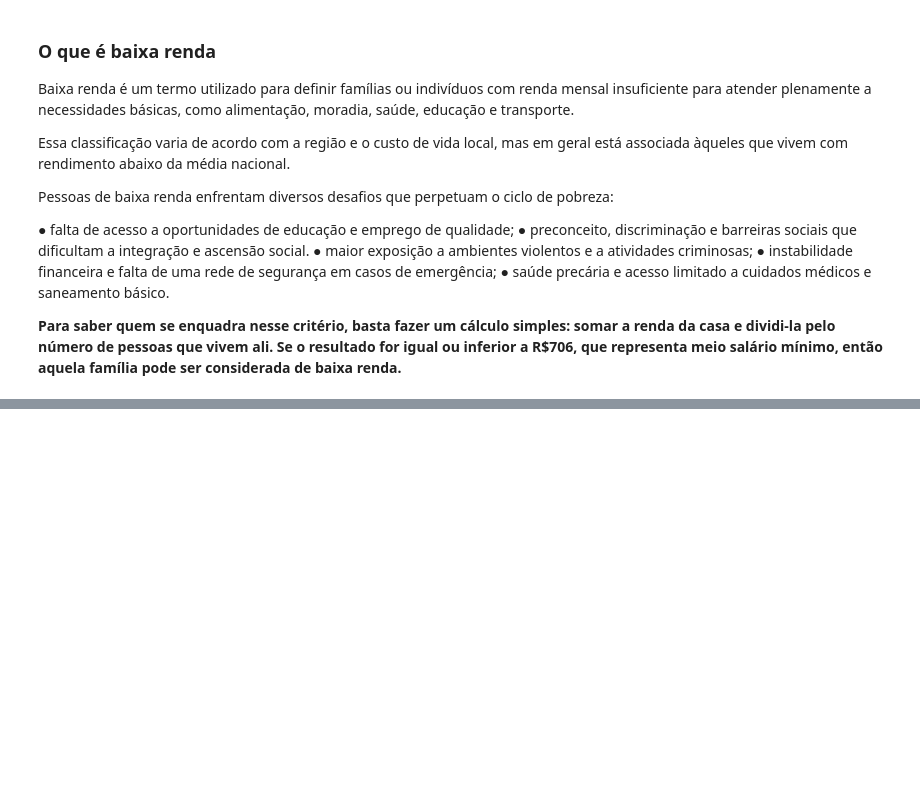
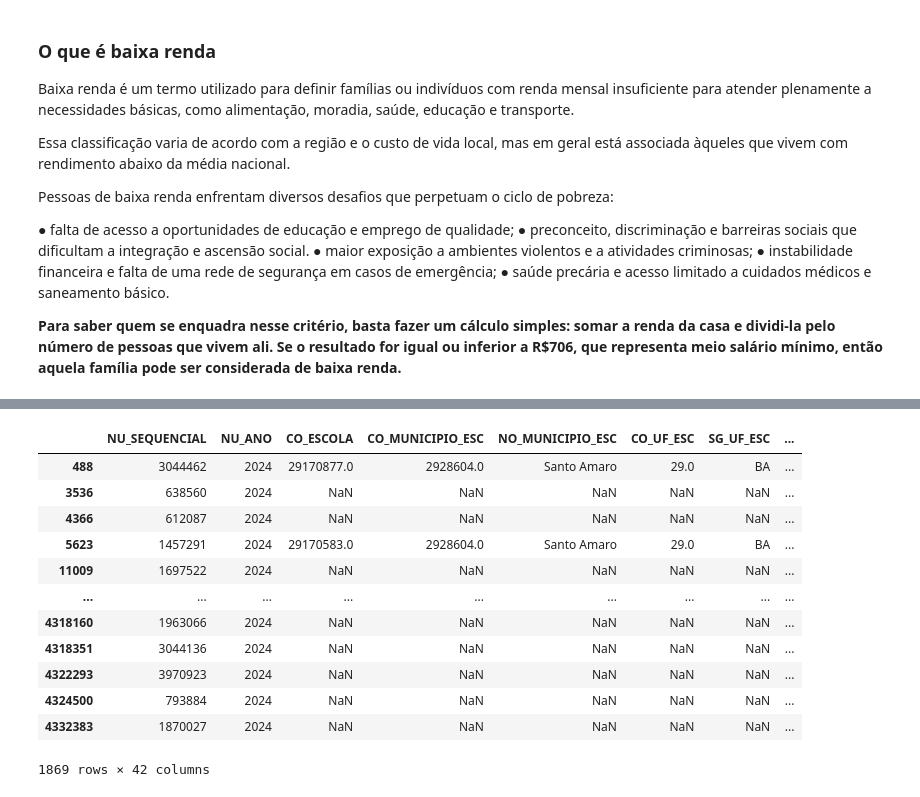
Before and after one commit to alexsilva75/analise_microdados_enem, a Jupyter notebook: analise_2024.ipynb, the cells around one changed output, grey strips where cells are left out. Saved outputs shown, nothing was run; the diff lists cells and outputs as text; code cells hidden in the pictures; blank space fills up the shorter version.

```diff
--- a/analise_2024.ipynb
+++ b/analise_2024.ipynb
@@ -257,0 +424,6 @@ Pessoas de baixa renda enfrentam diversos desafios que perpetuam o ciclo de pobr
+# %%
+df_resultados = pd.read_csv(
+                './data/2024/RESULTADOS_2024.csv',
+                sep=";",
+                encoding="latin1"
+                )
@@ -257,0 +439,22 @@ Pessoas de baixa renda enfrentam diversos desafios que perpetuam o ciclo de pobr
+# %%
+df_santo_amaro_resultados = df_resultados[
+    (df_resultados['NO_MUNICIPIO_PROVA'] == 'Santo Amaro')
+    &
+    (df_resultados['SG_UF_PROVA'] == 'BA')
+].copy()
+
+df_santo_amaro_resultados
+# %% [output]
+|  | NU_SEQUENCIAL | NU_ANO | CO_ESCOLA | CO_MUNICIPIO_ESC | NO_MUNICIPIO_ESC | CO_UF_ESC | SG_UF_ESC | ... |
+| 488 | 3044462 | 2024 | 29170877.0 | 2928604.0 | Santo Amaro | 29.0 | BA | ... |
+| 3536 | 638560 | 2024 | NaN | NaN | NaN | NaN | NaN | ... |
+| 4366 | 612087 | 2024 | NaN | NaN | NaN | NaN | NaN | ... |
+| 5623 | 1457291 | 2024 | 29170583.0 | 2928604.0 | Santo Amaro | 29.0 | BA | ... |
+| 11009 | 1697522 | 2024 | NaN | NaN | NaN | NaN | NaN | ... |
+| ... | ... | ... | ... | ... | ... | ... | ... | ... |
+| 4318160 | 1963066 | 2024 | NaN | NaN | NaN | NaN | NaN | ... |
+| 4318351 | 3044136 | 2024 | NaN | NaN | NaN | NaN | NaN | ... |
+| 4322293 | 3970923 | 2024 | NaN | NaN | NaN | NaN | NaN | ... |
+| 4324500 | 793884 | 2024 | NaN | NaN | NaN | NaN | NaN | ... |
+| 4332383 | 1870027 | 2024 | NaN | NaN | NaN | NaN | NaN | ... |
+1869 rows × 42 columns
```
Also changed, not shown: parts of 26 cells of this notebook.
